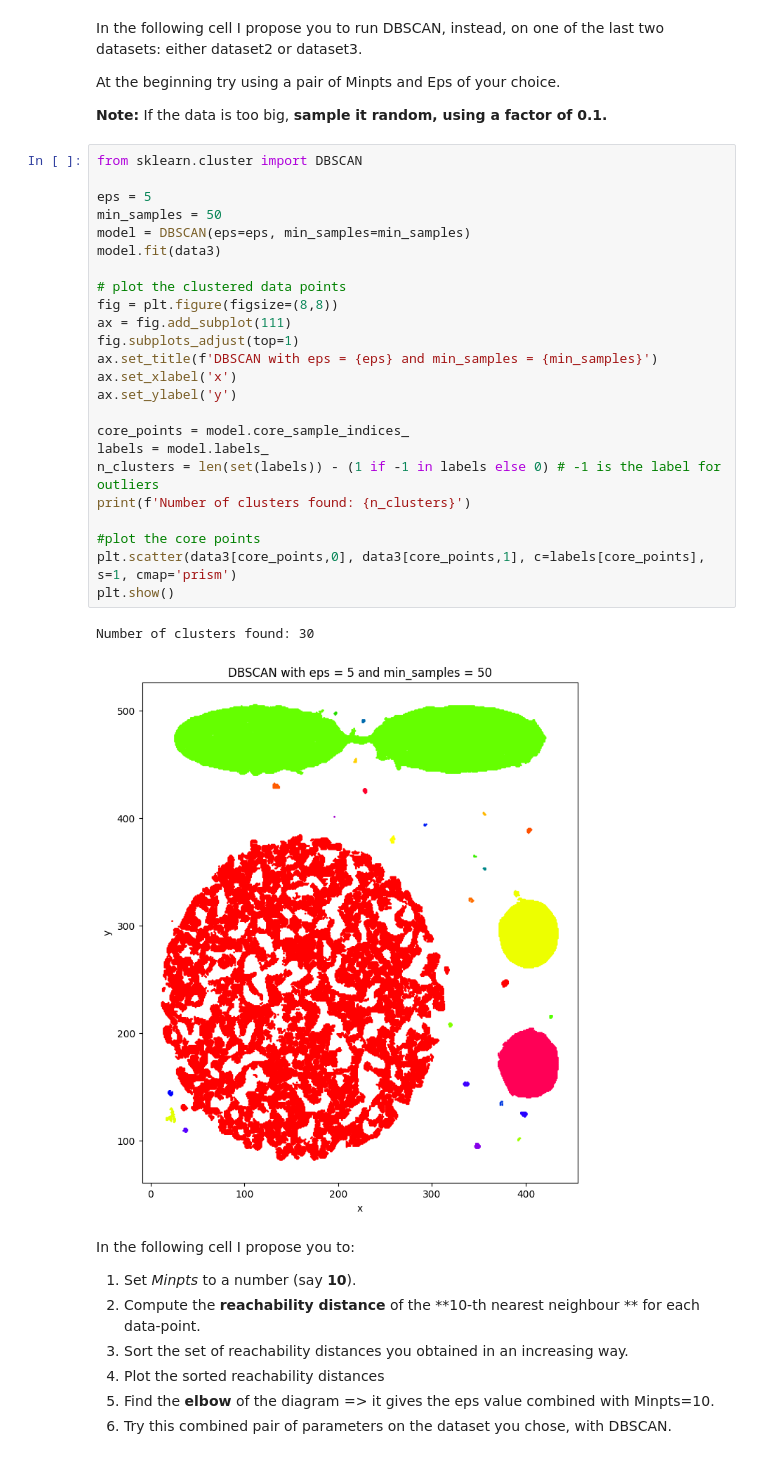
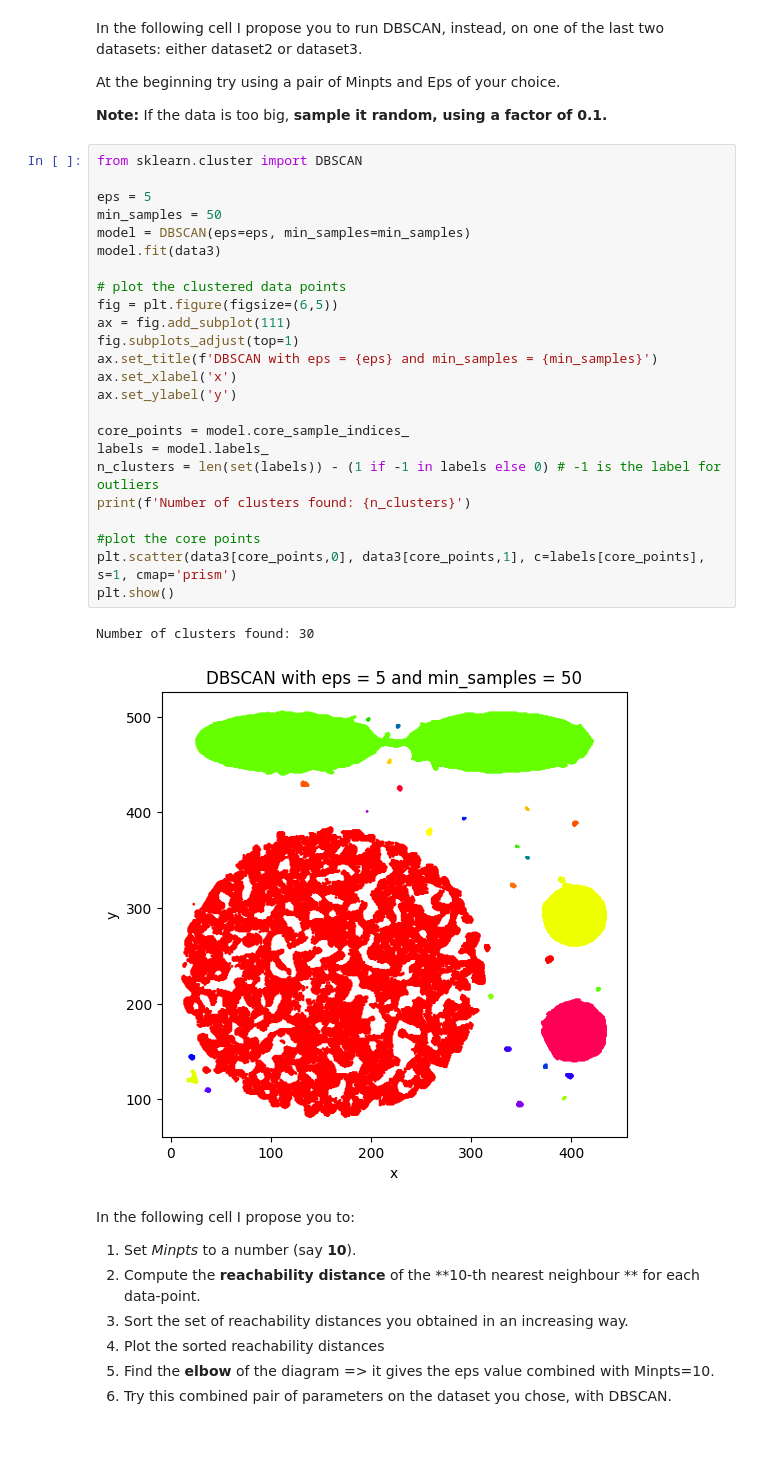
Before and after one commit to jakbtg/AAUT, a Jupyter notebook: Meo/3-clustering_copy_for_students_aa_22_23.ipynb, the cells around one changed output. Saved outputs shown, nothing was run; the diff lists cells and outputs as text.

```diff
--- a/Meo/3-clustering_copy_for_students_aa_22_23.ipynb
+++ b/Meo/3-clustering_copy_for_students_aa_22_23.ipynb
@@ -314,30 +314,30 @@ If the data is too big, **sample it random, using a factor of 0.1.**
 # %%
 from sklearn.cluster import DBSCAN
 
 eps = 5
 min_samples = 50
 model = DBSCAN(eps=eps, min_samples=min_samples)
 model.fit(data3)
 
 # plot the clustered data points
-fig = plt.figure(figsize=(8,8))
+fig = plt.figure(figsize=(6,5))
 ax = fig.add_subplot(111)
 fig.subplots_adjust(top=1)
 ax.set_title(f'DBSCAN with eps = {eps} and min_samples = {min_samples}')
 ax.set_xlabel('x')
 ax.set_ylabel('y')
 
 core_points = model.core_sample_indices_
 labels = model.labels_
 n_clusters = len(set(labels)) - (1 if -1 in labels else 0) # -1 is the label for outliers
 print(f'Number of clusters found: {n_clusters}')
 
 #plot the core points
 plt.scatter(data3[core_points,0], data3[core_points,1], c=labels[core_points], s=1, cmap='prism')
 plt.show()
 # %% [output]
 Number of clusters found: 30
-[figure, old version]
+[figure, new version]
 # %% [markdown]
 In the following cell I propose you to:
 
```
Also changed, not shown: parts of 3 cells of this notebook.
